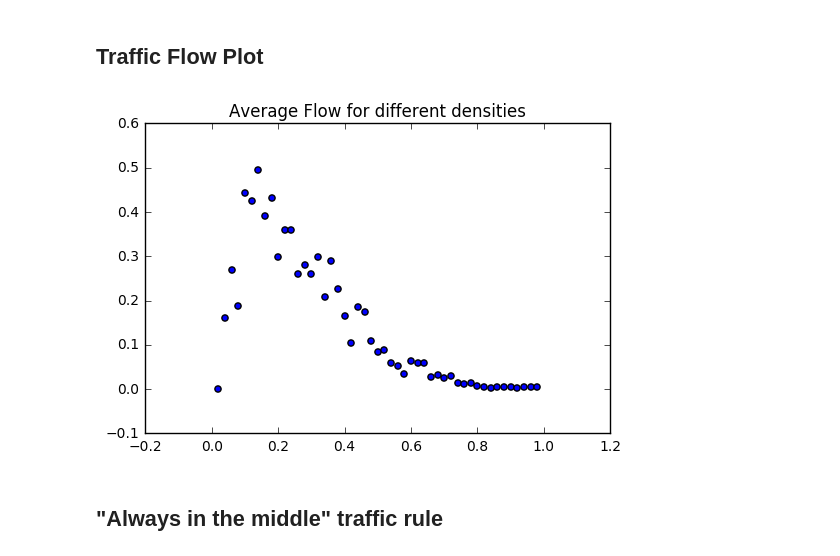
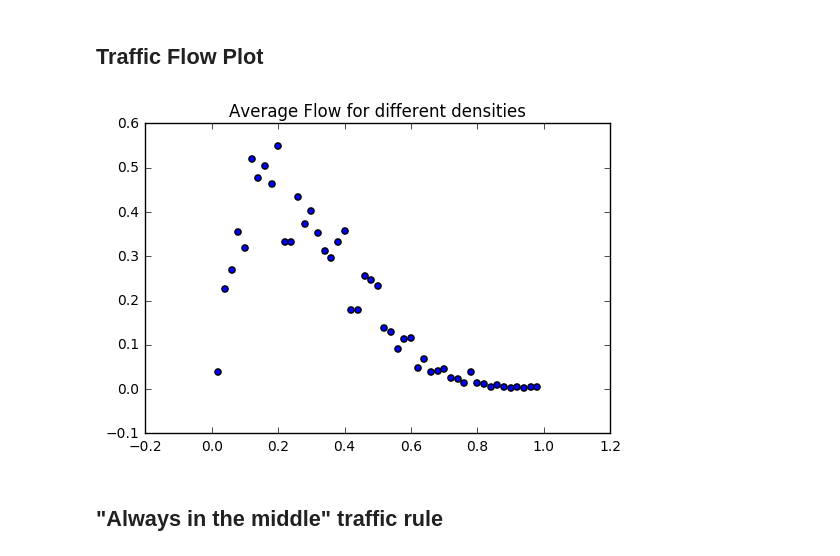
Before and after one commit to RayGonzalez/CS166-Modeling-, a Jupyter notebook: TrafficSimulator.ipynb, the cells around one changed output. Drawn from its saved outputs; the diff is of its cells as text; code cells hidden in the pictures.

```diff
--- a/TrafficSimulator.ipynb
+++ b/TrafficSimulator.ipynb
@@ -6,7 +6,7 @@ import matplotlib.pyplot as plt
 # %%
 class TrafficSimulator:
 
-    def __init__(self, road_len, p_car, v_max, p_slow, verbose = True, ):
+    def __init__(self, road_len, p_car, v_max, p_slow, verbose = True ):
         """
         Initialize traffic simulation:
         road_lend: length of the road (circumference)
@@ -130,12 +130,12 @@ b.run()
 ## Traffic Flow Plot
 # %%
 densities = sc.arange(0.02,1,.02)
-flow = [TrafficSimulator(100, d, 5, .2, verbose = False).run(n_steps = 1000) for d in densities]
+flow = [TrafficSimulator(100, d, 5, .1, verbose = False).run(n_steps = 1000) for d in densities]
 plt.scatter(densities, flow)
 plt.title("Average Flow for different densities")
 plt.show()
 # %% [output]
-[figure, old version]
+[figure, new version]
 # %% [markdown]
 ## "Always in the middle" traffic rule
 # %%
```
Also changed, not shown: 1 other file.
